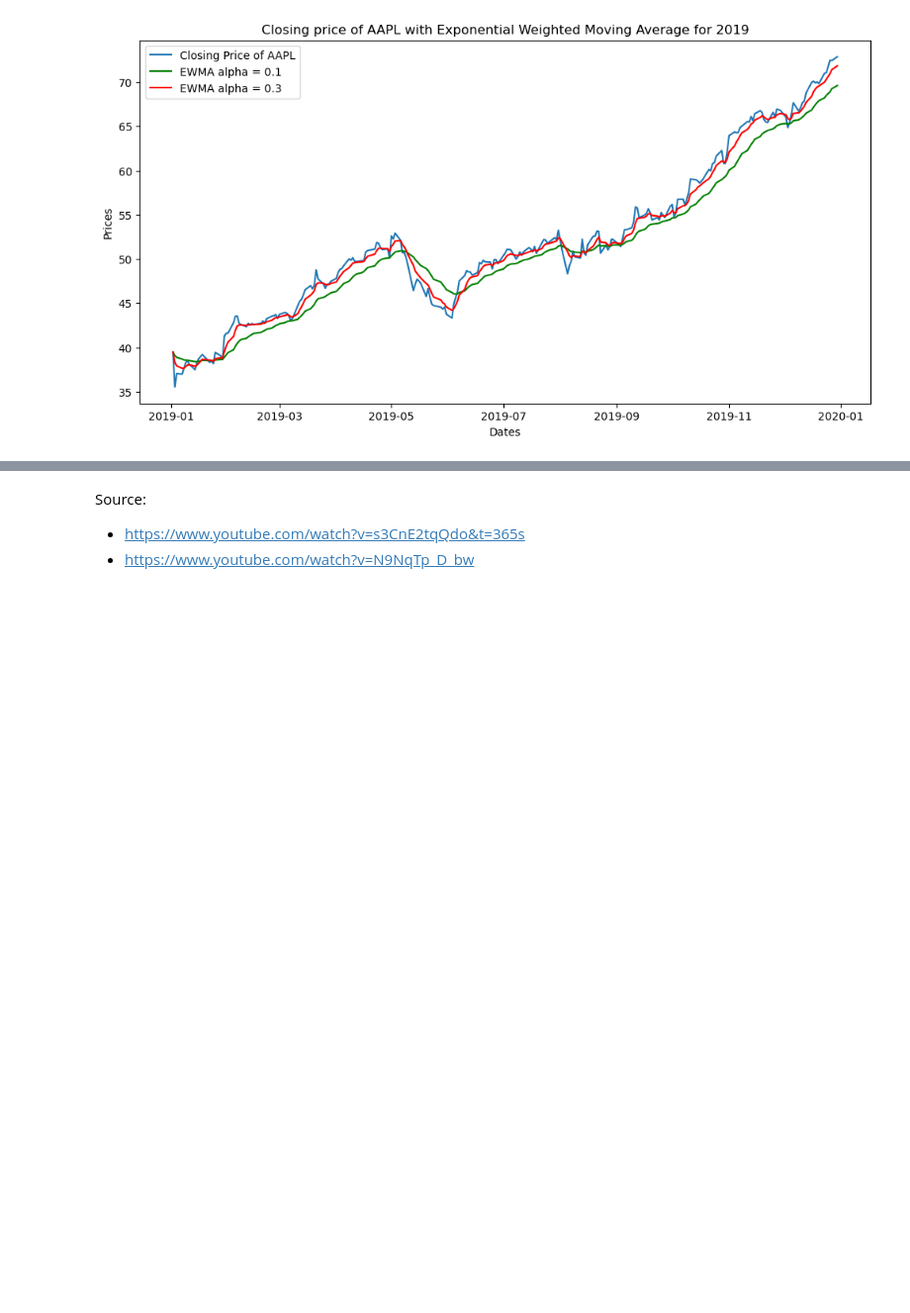
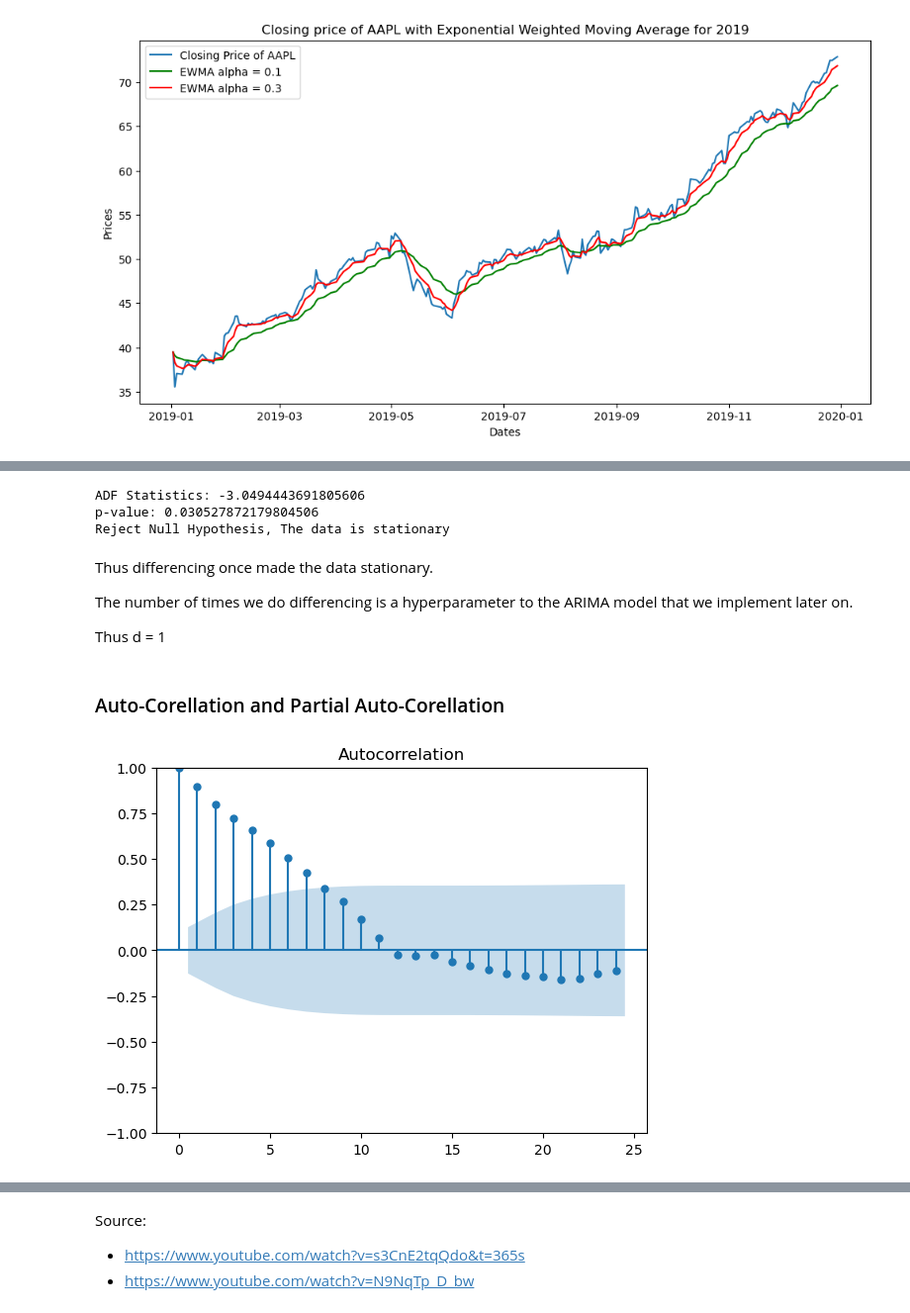
Before and after one commit to sohamthirty/Stock-Price-Prediction-with-Sentiment-Analysis, a Jupyter notebook: Stock_Price_Scraping_EDA.ipynb, the cells around one changed output, grey strips where cells are left out. Shown at 99% size. Saved outputs shown, nothing was run; the diff lists cells and outputs as text; code cells hidden in the pictures; blank space fills up the shorter version.

```diff
--- a/Stock_Price_Scraping_EDA.ipynb
+++ b/Stock_Price_Scraping_EDA.ipynb
@@ -255,0 +302,4 @@ plt.legend()
+# %%
+#Get first differencing
+data_aapl_2019['First_differnce'] = data_aapl_2019.Close - data_aapl_2019.Close.shift(12)
+data_aapl_2019.head()
@@ -255,0 +314,19 @@ plt.legend()
+# %%
+#Check Stationarity again
+test_stationarity(data_aapl_2019['First_differnce'].dropna())
+# %% [output]
+ADF Statistics: -3.0494443691805606
+p-value: 0.030527872179804506
+Reject Null Hypothesis, The data is stationary
+# %% [markdown]
+Thus differencing once made the data stationary.
+
+The number of times we do differencing is a hyperparameter to the ARIMA model that we implement later on.
+
+Thus d = 1
+# %% [markdown]
+### Auto-Corellation and Partial Auto-Corellation
+# %%
+acf = plot_acf(data_aapl_2019['First_differnce'].dropna())
+# %% [output]
+[figure, added]
```
Also changed, not shown: parts of 28 cells of this notebook.
